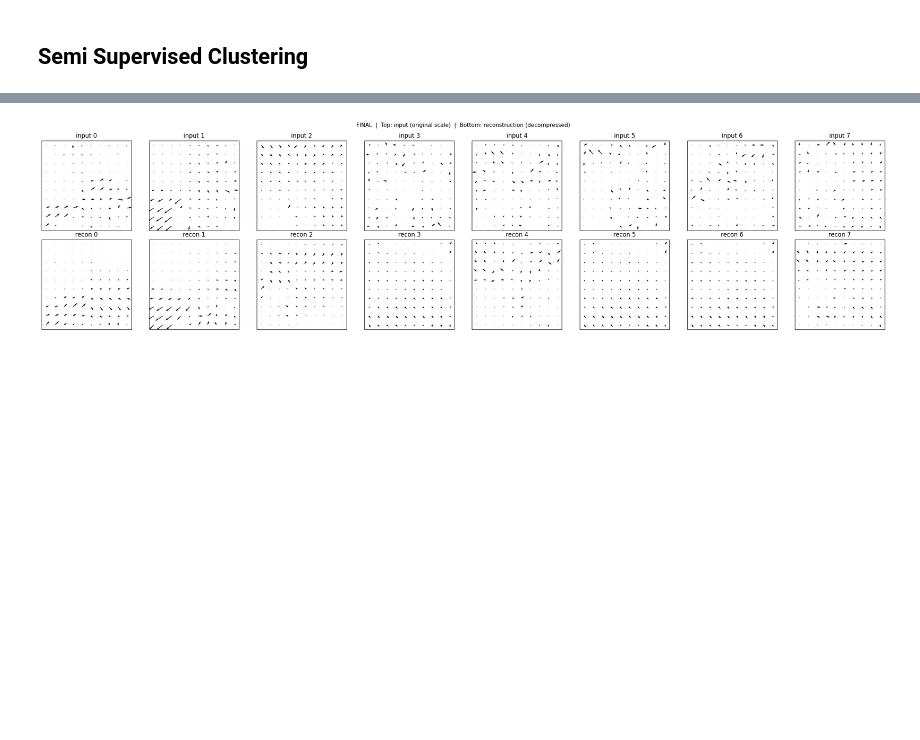
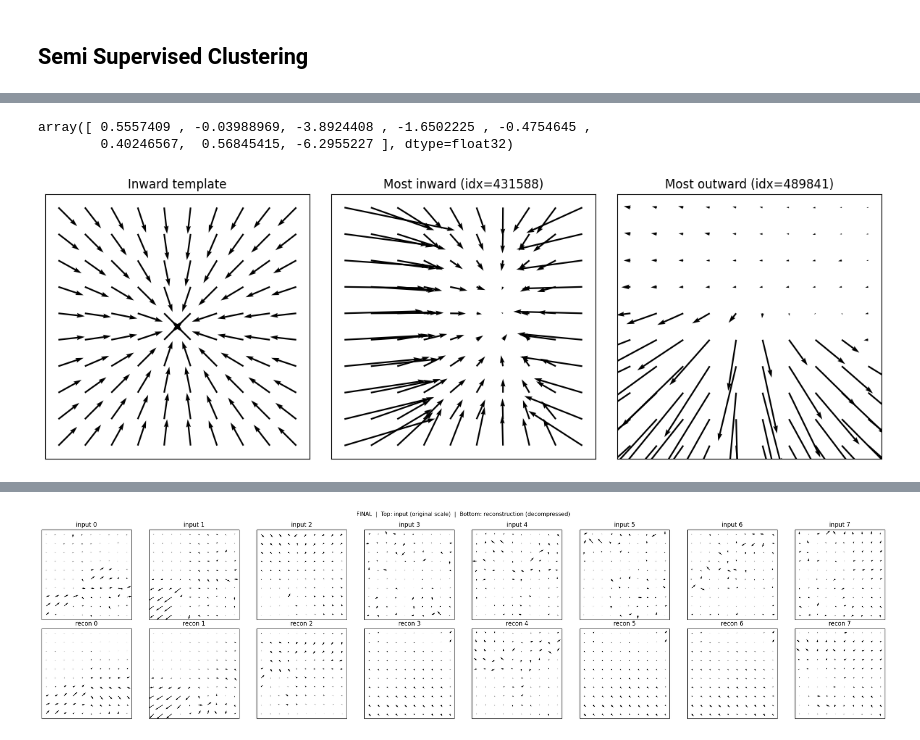
Before and after one commit to Ashish397/ARRWM, a Jupyter notebook: action_query/disentangled_vae_clustering.ipynb, the cells around one changed output, grey strips where cells are left out. Cells and saved outputs as stored; diff of their text form; code cells hidden in the pictures; blank space fills up the shorter version.

```diff
--- a/action_query/disentangled_vae_clustering.ipynb
+++ b/action_query/disentangled_vae_clustering.ipynb
@@ -1427,0 +1347,29 @@ plt.show()
+# %%
+#Find the vae encoding for this motion grid
+with torch.no_grad():
+    z = encode_motion(X_flat[431588])
+
+z
+# %% [output]
+array([ 0.5557409 , -0.03988969, -3.8924408 , -1.6502225 , -0.4754645 ,
+        0.40246567,  0.56845415, -6.2955227 ], dtype=float32)
+# %%
+# Flatten template to (200,) to match X_flat
+radial_flat_200 = radial_flat.reshape(200)
+
+# Dot product: (N, 200) @ (200,) -> (N,)
+dots = X_flat @ radial_flat_200
+
+# Most similar (highest dot = most outward)
+most_outward = np.argmax(dots)
+# Most convergent (lowest dot = most inward)
+most_inward = np.argmin(dots)
+
+fig, axes = plt.subplots(1, 3, figsize=(12, 4))
+plot_motion_grid(-radial_flat, title="Inward template", ax=axes[0])
+plot_motion_grid(X_flat[most_inward], title=f"Most inward (idx={most_inward})", ax=axes[1])
+plot_motion_grid(X_flat[most_outward], title=f"Most outward (idx={most_outward})", ax=axes[2])
+plt.tight_layout()
+plt.show()
+# %% [output]
+[figure, added]
```
Also changed, not shown: parts of 15 cells of this notebook, 48 other files.
